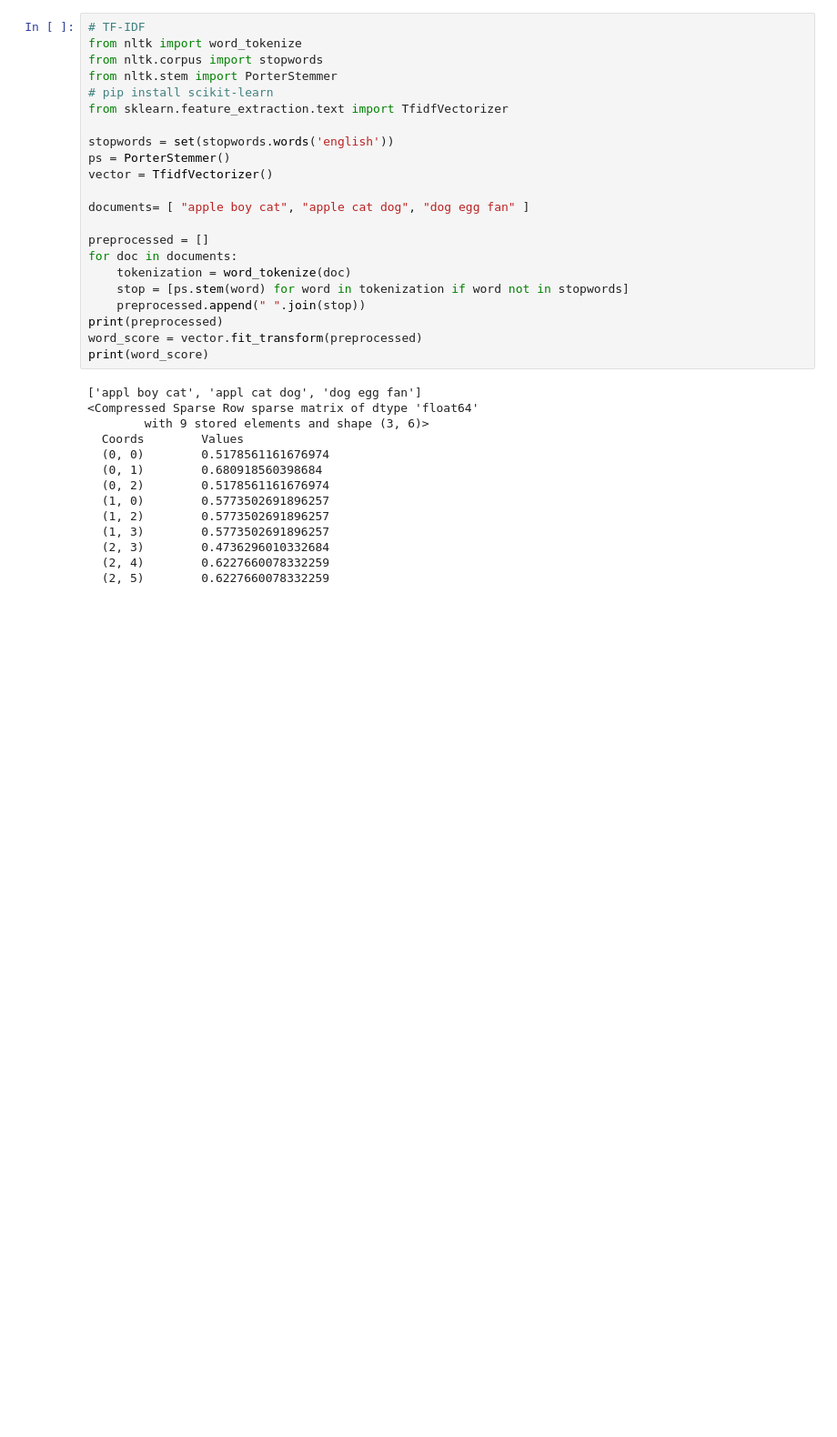
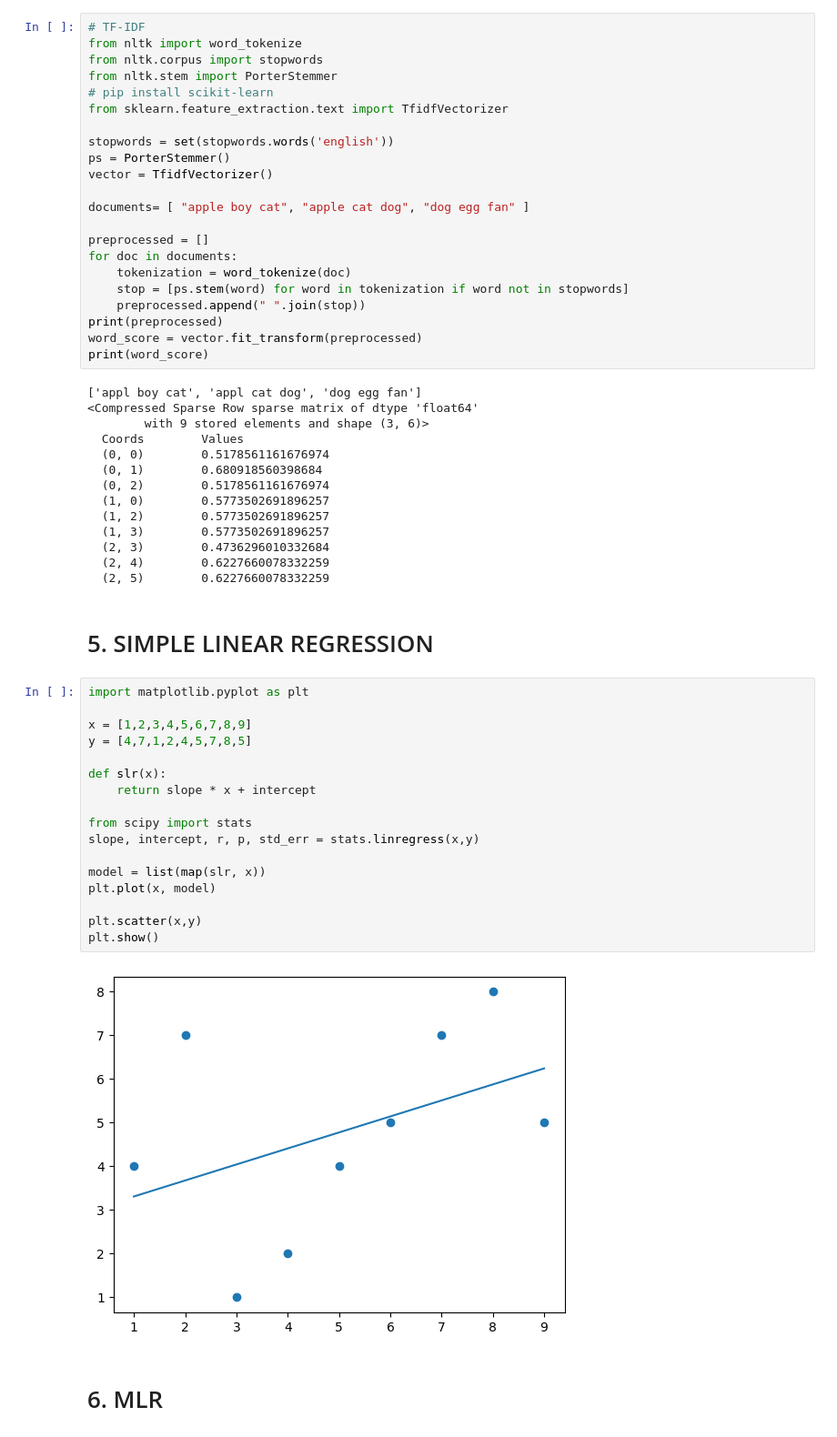
Before and after one commit to techietinker01/Datapreprocessing, a Jupyter notebook: preprocessing.ipynb, the cells around one changed output. Shown: that part at 91% size. Drawn from its saved outputs; the diff is of its cells as text; blank space fills up the shorter version.

```diff
--- a/preprocessing.ipynb
+++ b/preprocessing.ipynb
@@ -156,3 +156,26 @@ print(word_score)
   (2, 3)        0.4736296010332684
   (2, 4)        0.6227660078332259
   (2, 5)        0.6227660078332259
+# %% [markdown]
+# 5. SIMPLE LINEAR REGRESSION
+# %%
+import matplotlib.pyplot as plt
+
+x = [1,2,3,4,5,6,7,8,9]
+y = [4,7,1,2,4,5,7,8,5]
+
+def slr(x):
+    return slope * x + intercept
+
+from scipy import stats
+slope, intercept, r, p, std_err = stats.linregress(x,y)
+
+model = list(map(slr, x))
+plt.plot(x, model)
+
+plt.scatter(x,y)
+plt.show()
+# %% [output]
+[figure, added]
+# %% [markdown]
+# 6. MLR
```
Also changed, not shown: parts of 15 cells of this notebook, 1 other file.
